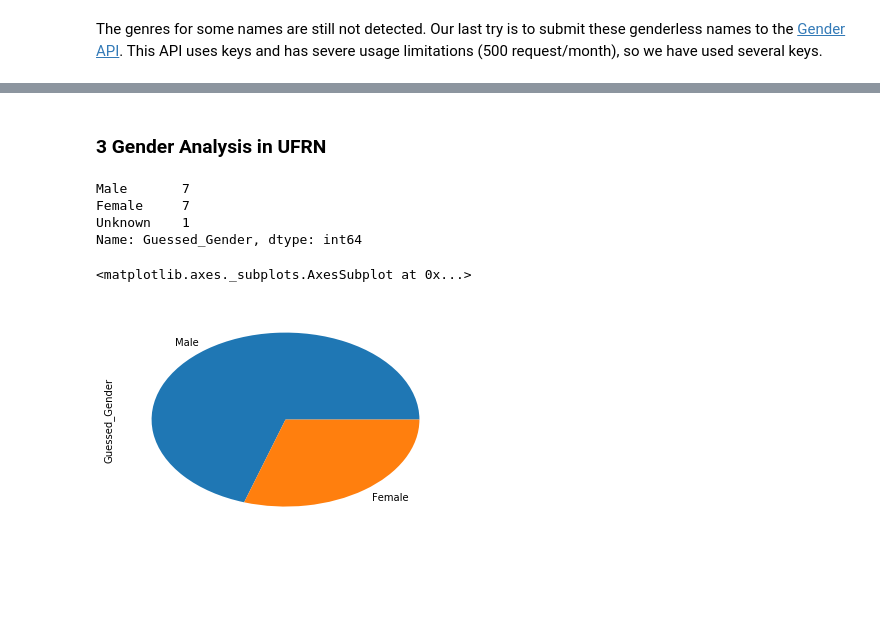
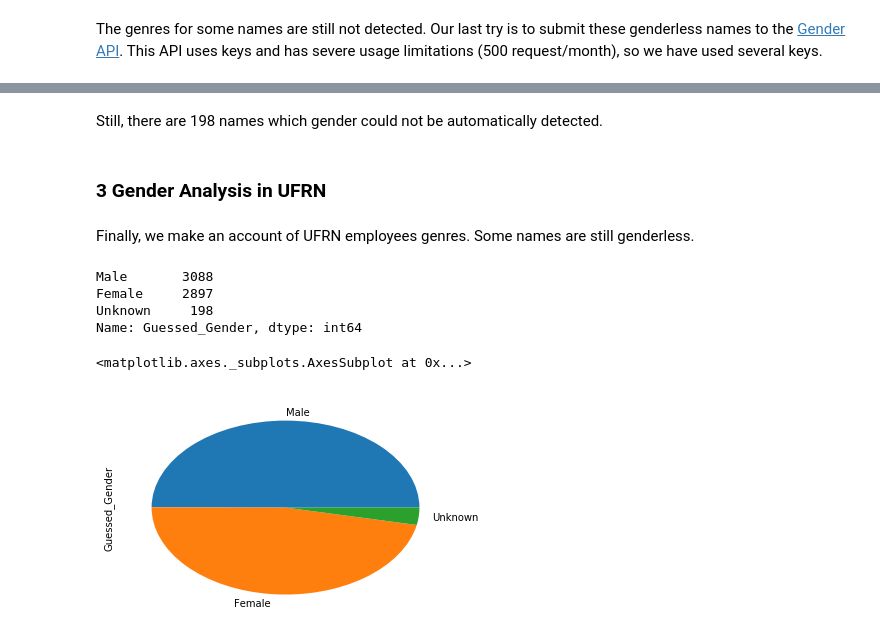
Before and after one commit to aguinaldoabbj/Analyzing-Gender-IES, a Jupyter notebook: gender-UFRN.ipynb, the cells around one changed output, grey strips where cells are left out. Saved outputs shown, nothing was run; the diff lists cells and outputs as text; code cells hidden in the pictures; blank space fills up the shorter version.

Commit message:
gender determination and wordcloud

```diff
--- a/gender-UFRN.ipynb
+++ b/gender-UFRN.ipynb
@@ -112,0 +97,8 @@ ufrn_employees_df
+# %%
+try:
+    ufrn_employees_df
+except NameError:
+    ufrn_employees_df = pd.read_csv('ufrn_employees_df.csv', index_col=False)
+
+
+ufrn_employees_df
@@ -128,7 +141,7 @@ genders = []
 # Using robjects to run R procedures
 for name in ufrn_employees_df.Name:
         name = name.split()[0]
-        gender = robjects.r.get_gender(name, threshold = 0.95)
+        gender = robjects.r.get_gender(name)
         gender = gender.r_repr()
         gender = gender.strip('\"')
         if gender.startswith('NA'):
@@ -169,8 +191,8 @@ def genderize_io(genderless_name):
         return None
 # %%
 for index,row in ufrn_employees_df.iterrows():
-    if row[1] is None:
-        gen = genderize_io(row[0])
+    if row[2] is None:
+        gen = genderize_io(row[1])
         # Pause the loop
         sleep(randint(5,10))
         if(gen):
@@ -213,8 +244,8 @@ def gender_api(genderless_name):
         return None
 # %%
 for index,row in ufrn_employees_df.iterrows():
-    if row[1] is None:
-        gen = gender_api(row[0])
+    if row[2] is None:
+        gen = gender_api(row[1])
         # Pause the loop
         sleep(randint(5,10))
         if(gen):
@@ -240,0 +260,2 @@ ufrn_employees_df
+# %% [markdown]
+Still, there are 198 names which gender could not be automatically detected.
@@ -241,15 +265,17 @@ ufrn_employees_df
 # %% [markdown]
 ### 3 Gender Analysis in UFRN
+# %% [markdown]
+Finally, we make an account of UFRN employees genres. Some names are still genderless.
 # %%
 ufrn_employees_df.Guessed_Gender.value_counts()
 # %% [output]
-Male       7
-Female     7
-Unknown    1
+Male       3088
+Female     2897
+Unknown     198
 Name: Guessed_Gender, dtype: int64
 # %%
 %matplotlib inline
-ies_employees_df.Guessed_Gender.value_counts().plot(kind='pie')
+ufrn_employees_df.Guessed_Gender.value_counts().plot(kind='pie')
 # %% [output]
 <matplotlib.axes._subplots.AxesSubplot at 0x...>
-[figure, old version]
+[figure, new version]
```
Also changed, not shown: parts of 18 cells of this notebook, 2 other files.
